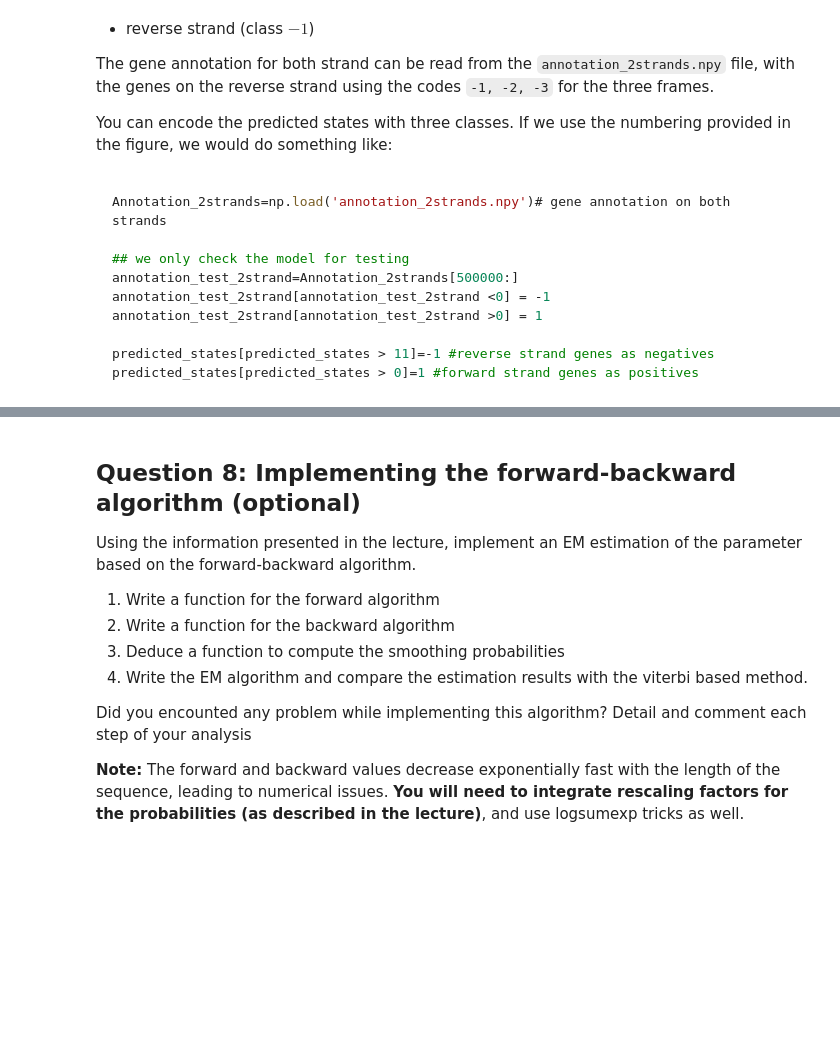
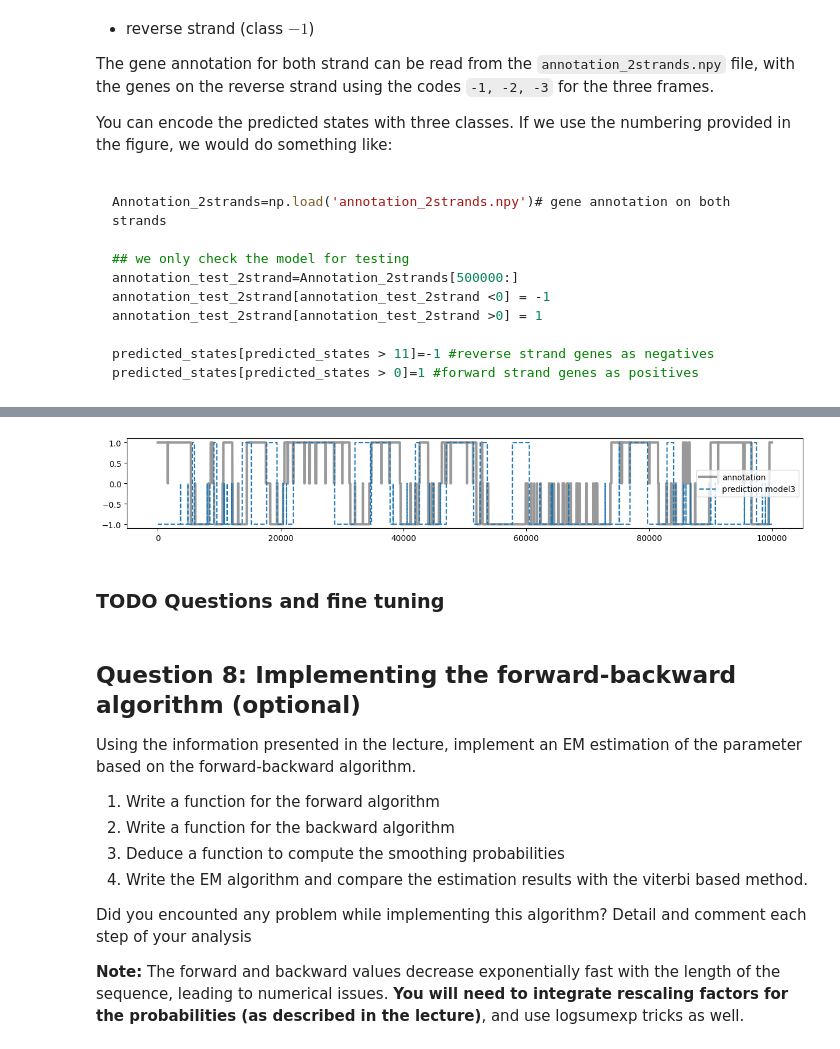
Before and after one commit to HendrikHigl/ma-cs-apml, a Jupyter notebook: GenePredictionProject/HMM_Gene_prediction.ipynb, the cells around one changed output, grey strips where cells are left out. Saved outputs shown, nothing was run; the diff lists cells and outputs as text; code cells hidden in the pictures; blank space fills up the shorter version.

```diff
--- a/GenePredictionProject/HMM_Gene_prediction.ipynb
+++ b/GenePredictionProject/HMM_Gene_prediction.ipynb
@@ -756,3 +886,16 @@ predicted_states[predicted_states > 0]=1 #forward strand genes as positives
+# %%
+simple_annotation2_test_part = simple_annotation2_test[100000:200000]
+simple_predicted_states3_part = simple_predicted_states3[100000:200000]
+
+fig, ax = plt.subplots(figsize=(15,2))
+ax.plot(simple_annotation2_test_part, label="annotation", lw=3, color="black", alpha=.4)
+ax.plot(simple_predicted_states3_part, label="prediction model3", ls="--")
+plt.legend(loc="best")
+plt.show()
+# %% [output]
+[figure, added]
+# %% [markdown]
+### TODO Questions and fine tuning
 # %% [markdown]
 ## Question 8: Implementing the forward-backward algorithm (optional)
 
```
Also changed, not shown: parts of 5 cells of this notebook.
